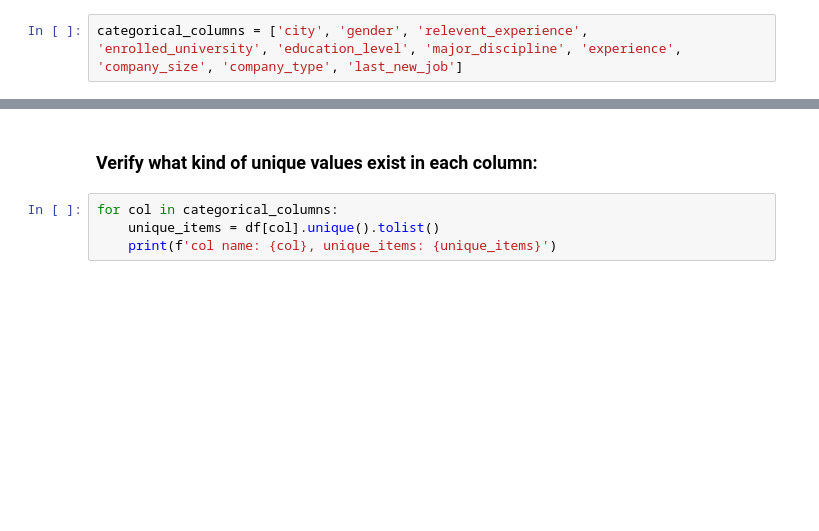
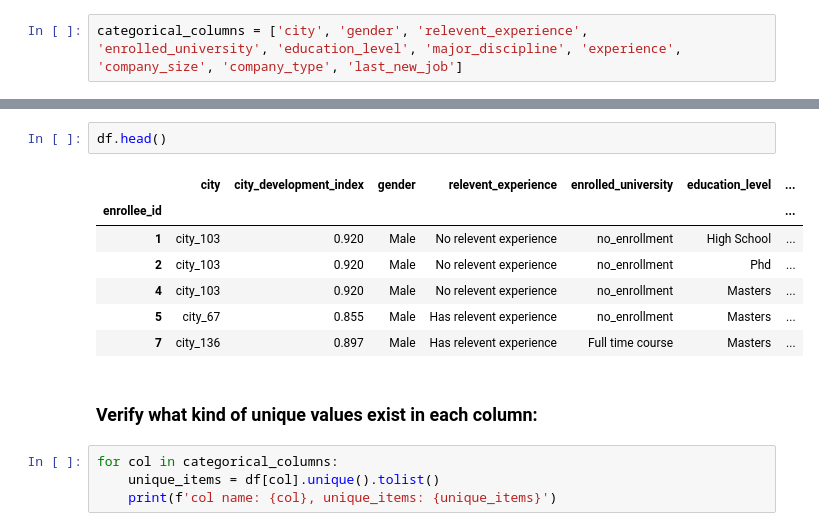
Before and after one commit to DigicaSolutions/ai_academy, a Jupyter notebook: pandas_scikit_learn/main_concepts.ipynb, the cells around one changed output, grey strips where cells are left out. Saved outputs shown, nothing was run; the diff lists cells and outputs as text; blank space fills up the shorter version.

```diff
--- a/pandas_scikit_learn/main_concepts.ipynb
+++ b/pandas_scikit_learn/main_concepts.ipynb
@@ -187,3 +218,13 @@ categorical_columns = ['city', 'gender', 'relevent_experience', 'enrolled_univer
+# %%
+df.head()
+# %% [output]
+|  | city | city_development_index | gender | relevent_experience | enrolled_university | education_level | ... |
+| enrollee_id |  |  |  |  |  |  | ... |
+| 1 | city_103 | 0.920 | Male | No relevent experience | no_enrollment | High School | ... |
+| 2 | city_103 | 0.920 | Male | No relevent experience | no_enrollment | Phd | ... |
+| 4 | city_103 | 0.920 | Male | No relevent experience | no_enrollment | Masters | ... |
+| 5 | city_67 | 0.855 | Male | Has relevent experience | no_enrollment | Masters | ... |
+| 7 | city_136 | 0.897 | Male | Has relevent experience | Full time course | Masters | ... |
 # %% [markdown]
 ### Verify what kind of unique values exist in each column:
 # %%
```
Also changed, not shown: parts of 37 cells of this notebook.
